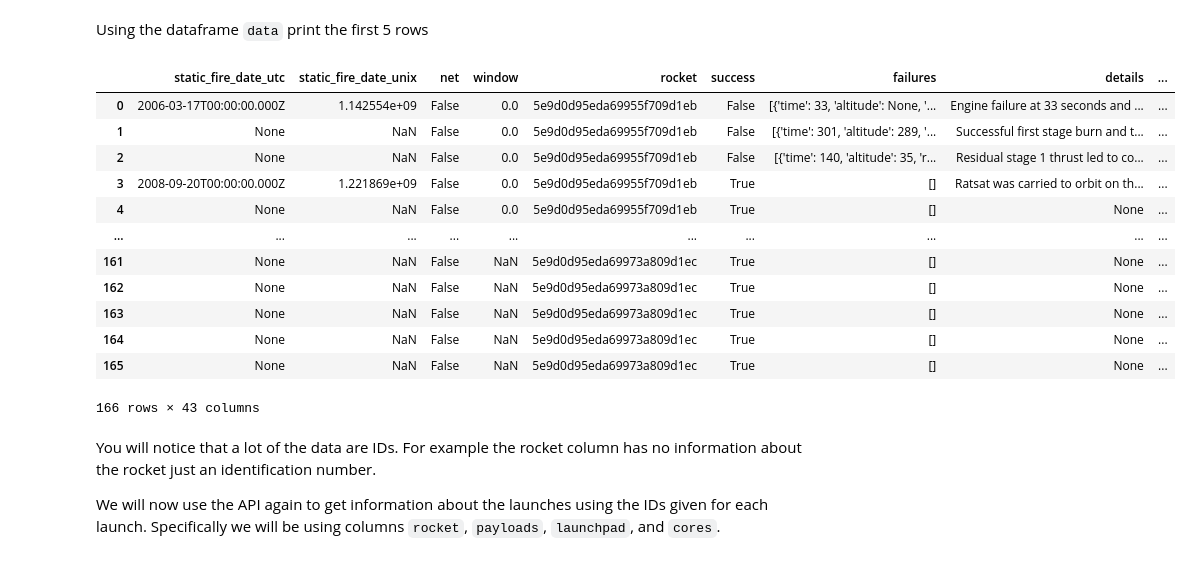
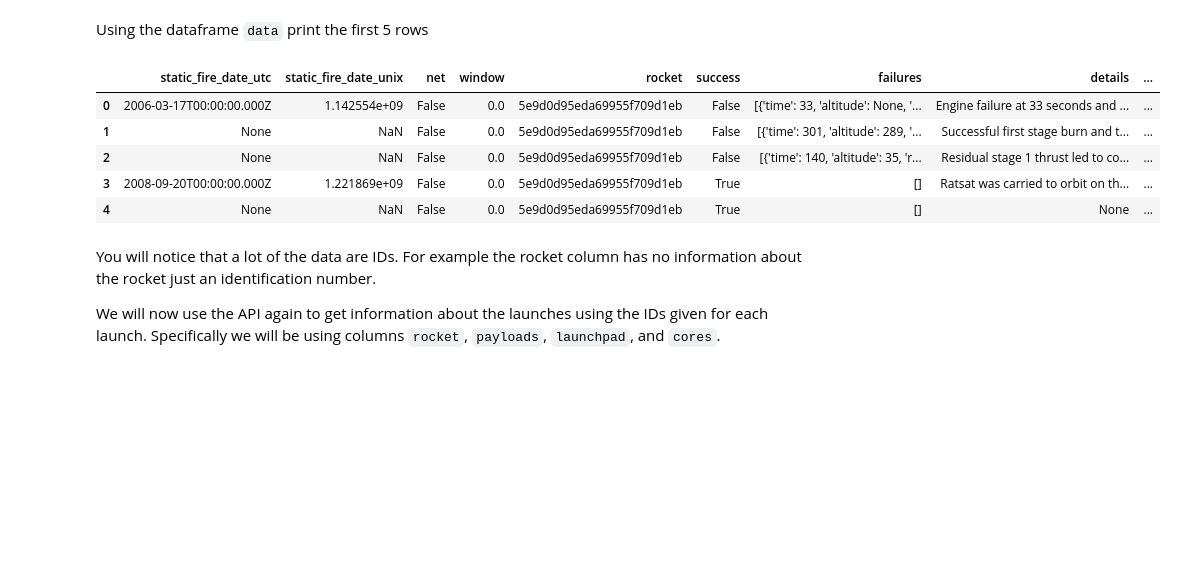
Before and after one commit to Adamychen/Data-Science-Capstone-Project, a Jupyter notebook: jupyter-labs-spacex-data-collection-api.ipynb, the cells around one changed output. Cells and saved outputs as stored; diff of their text form; code cells hidden in the pictures; blank space fills up the shorter version.

```diff
--- a/jupyter-labs-spacex-data-collection-api.ipynb
+++ b/jupyter-labs-spacex-data-collection-api.ipynb
@@ -133,21 +132,14 @@ data = pd.json_normalize(response.json())
 Using the dataframe <code>data</code> print the first 5 rows
 # %%
 # Get the head of the dataframe
-data
+data.head()
 # %% [output]
 |  | static_fire_date_utc | static_fire_date_unix | net | window | rocket | success | failures | details | ... |
 | 0 | 2006-03-17T00:00:00.000Z | 1.142554e+09 | False | 0.0 | 5e9d0d95eda69955f709d1eb | False | [{'time': 33, 'altitude': None, '... | Engine failure at 33 seconds and ... | ... |
 | 1 | None | NaN | False | 0.0 | 5e9d0d95eda69955f709d1eb | False | [{'time': 301, 'altitude': 289, '... | Successful first stage burn and t... | ... |
 | 2 | None | NaN | False | 0.0 | 5e9d0d95eda69955f709d1eb | False | [{'time': 140, 'altitude': 35, 'r... | Residual stage 1 thrust led to co... | ... |
 | 3 | 2008-09-20T00:00:00.000Z | 1.221869e+09 | False | 0.0 | 5e9d0d95eda69955f709d1eb | True | [] | Ratsat was carried to orbit on th... | ... |
 | 4 | None | NaN | False | 0.0 | 5e9d0d95eda69955f709d1eb | True | [] | None | ... |
-| ... | ... | ... | ... | ... | ... | ... | ... | ... | ... |
-| 161 | None | NaN | False | NaN | 5e9d0d95eda69973a809d1ec | True | [] | None | ... |
-| 162 | None | NaN | False | NaN | 5e9d0d95eda69973a809d1ec | True | [] | None | ... |
-| 163 | None | NaN | False | NaN | 5e9d0d95eda69973a809d1ec | True | [] | None | ... |
-| 164 | None | NaN | False | NaN | 5e9d0d95eda69973a809d1ec | True | [] | None | ... |
-| 165 | None | NaN | False | NaN | 5e9d0d95eda69973a809d1ec | True | [] | None | ... |
-166 rows × 43 columns
 # %% [markdown]
 You will notice that a lot of the data are IDs. For example the rocket column has no information about the rocket just an identification number.
 
```
Also changed, not shown: parts of 6 cells of this notebook, 1 other file.
